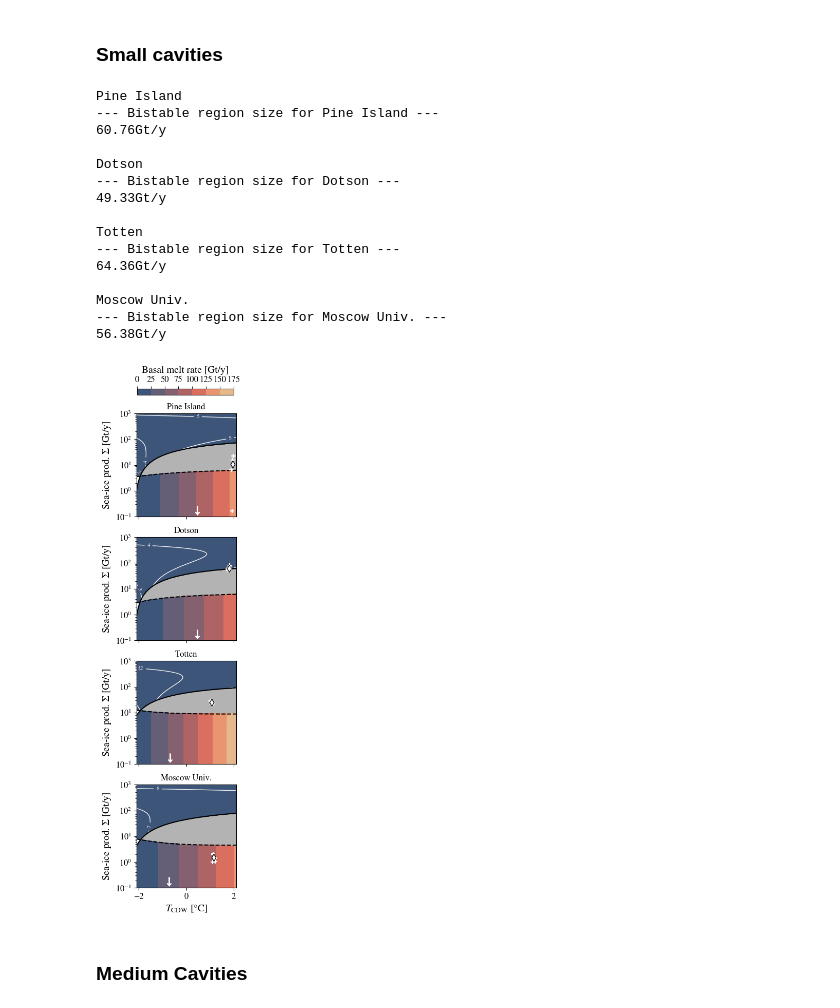
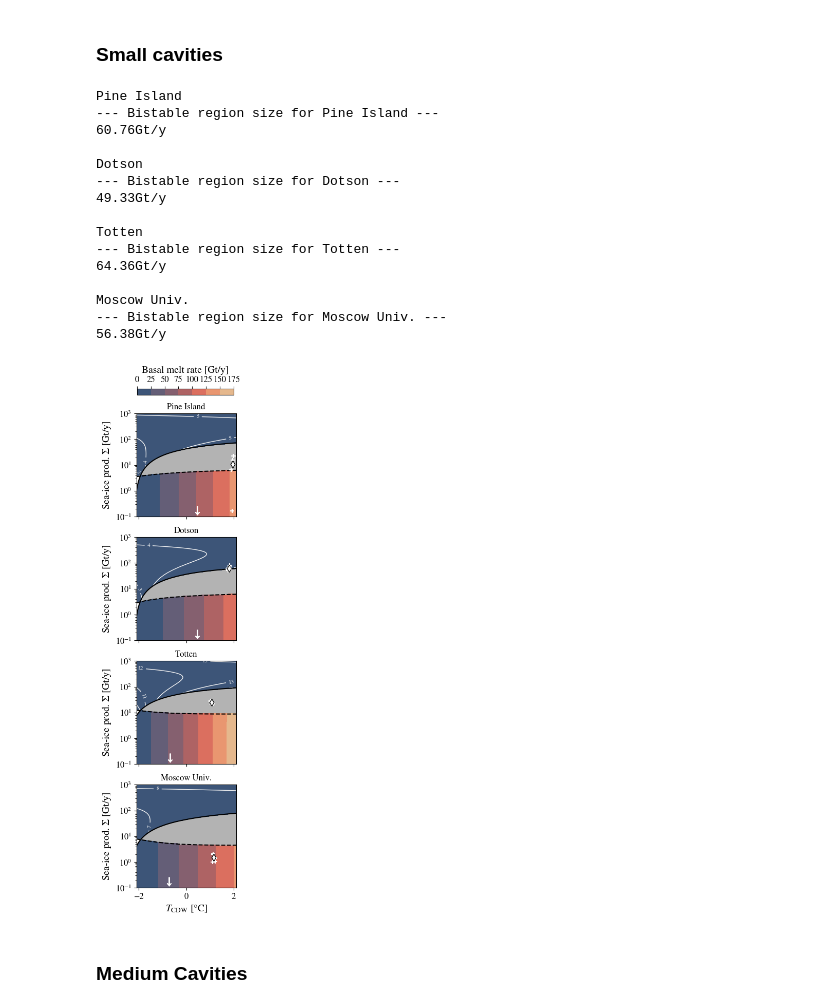
Before and after one commit to lsaddier/Low-Dimensionnal-Model-2025, a Jupyter notebook: Figure3.ipynb, the cells around one changed output. Drawn from its saved outputs; the diff is of its cells as text; code cells hidden in the pictures.

```diff
--- a/Figure3.ipynb
+++ b/Figure3.ipynb
@@ -287,39 +287,39 @@ name_list = ['Pine Island', 'Dotson', 'Totten', 'Moscow Univ.'] # name of plotte
 T_CDW_PICO = [0.46,0.47,-0.68,-0.73] #PICO temperature forcing
 kmax = 4-1 #number of cavities to plt minus one
 vmax = 200 #Gt/y #max value for the contour fill
-levels_c = list(np.arange(0,11,1))+list(np.arange(12,22,2)) # convective
+levels_c = list(np.arange(0,15,1))+list(np.arange(15,22,2)) # convective
 levels_d = np.arange(0,200,25) # diffusive contours
 
 # some color bar parameters
 height_cbar = 0.01
 bottom_cbar = 0.91
 
 # print y label ?
 print_ylabel = True
 
 fig, ax = plt.subplots(4,1,figsize=(2.5,12),sharex=True, sharey=True,)
 
 melt_d, melt_c, sigma_d, sigma_c = plot_column()
 
 plt.savefig('Figures/Figure3/Figure3_small.pdf',format="pdf", bbox_inches = 'tight')
 plt.show()
 # %% [output]
 Pine Island
 --- Bistable region size for Pine Island ---
 60.76Gt/y
 
 Dotson
 --- Bistable region size for Dotson ---
 49.33Gt/y
 
 Totten
 --- Bistable region size for Totten ---
 64.36Gt/y
 
 Moscow Univ.
 --- Bistable region size for Moscow Univ. ---
 56.38Gt/y
-[figure, old version]
+[figure, new version]
 # %% [markdown]
 ### Medium Cavities
 # %%
```
Also changed, not shown: parts of 3 cells of this notebook, 15 other files.
